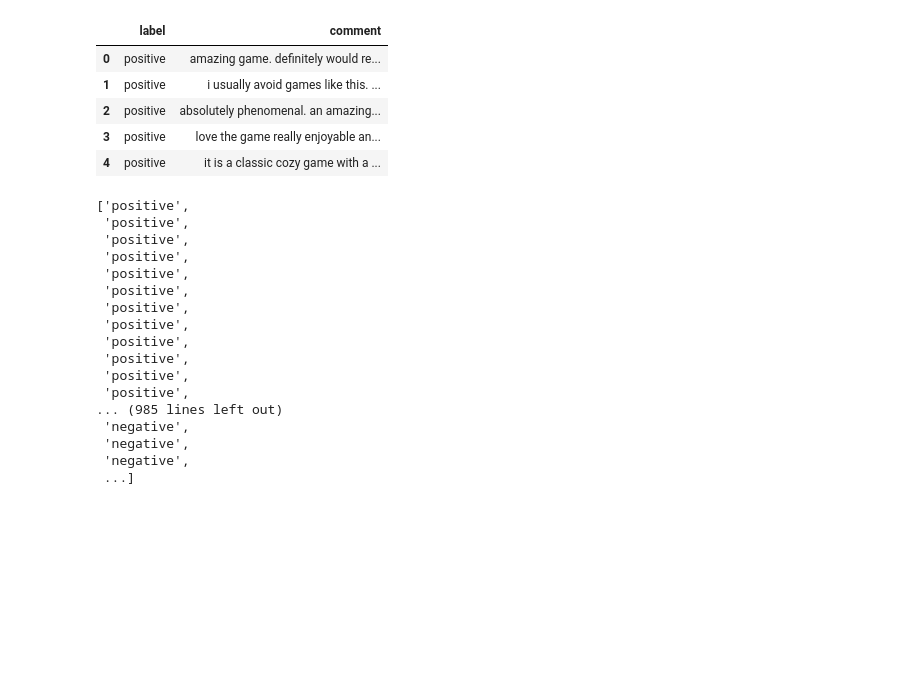
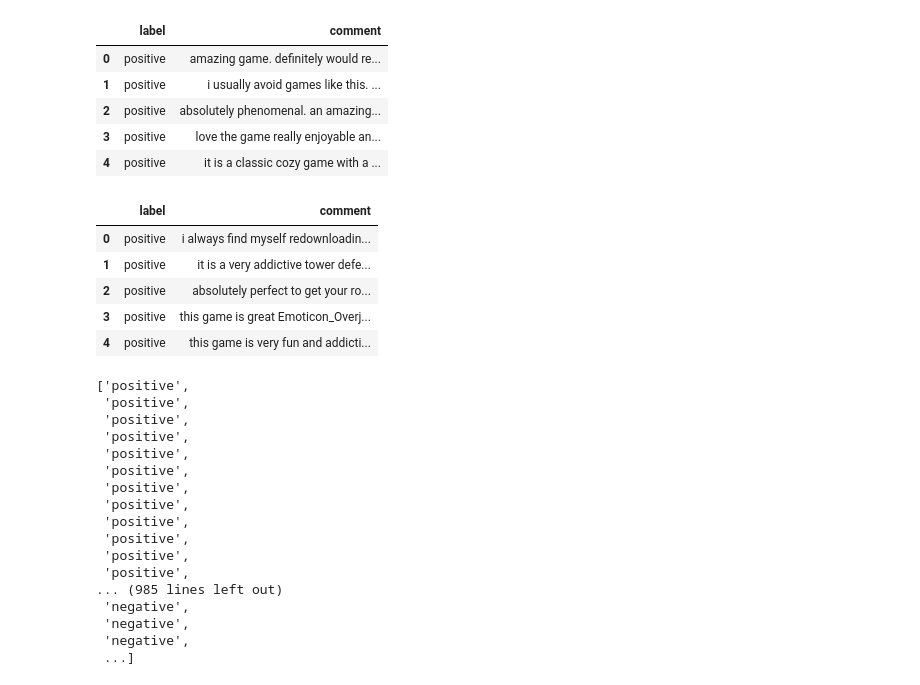
Before and after one commit to QueencessMay/thesis-project, a Jupyter notebook: thesis_app/training/training_with_emoji_emoticon.ipynb, the cells around one changed output. Cells and saved outputs as stored; diff of their text form; code cells hidden in the pictures; blank space fills up the shorter version.

```diff
--- a/thesis_app/training/training_with_emoji_emoticon.ipynb
+++ b/thesis_app/training/training_with_emoji_emoticon.ipynb
@@ -37,13 +31,18 @@ import preprocess
 
 # Read the CSV file
 input_Training_csv_file = 'training_with_emojis_emoticons.csv'
+input_Testing_csv_file = 'validation_with_emojis_emoticons.csv'
 
 # Read the CSV file into a DataFrame
 df = pd.read_csv(input_Training_csv_file, sep=',',
                           names=["label", "comment"])
 
+df2 = pd.read_csv(input_Testing_csv_file, sep=',',
+                          names=["label", "comment"])
+
 # Apply the transformation function to the first column
 df['comment'] = df['comment'].apply(preprocess.preprocess_text)
+df2['comment'] = df2['comment'].apply(preprocess.preprocess_text)
 
 df.head()
 # %% [output]
@@ -53,6 +52,15 @@ df.head()
 | 2 | positive | absolutely phenomenal. an amazing... |
 | 3 | positive | love the game really enjoyable an... |
 | 4 | positive | it is a classic cozy game with a ... |
+# %%
+df2.head()
+# %% [output]
+|  | label | comment |
+| 0 | positive | i always find myself redownloadin... |
+| 1 | positive | it is a very addictive tower defe... |
+| 2 | positive | absolutely perfect to get your ro... |
+| 3 | positive | this game is great Emoticon_Overj... |
+| 4 | positive | this game is very fun and addicti... |
 # %%
 x_train=list(df['comment'])
 y_train=list(df['label'])
```
Also changed, not shown: parts of 12 cells of this notebook, 2 other files.
